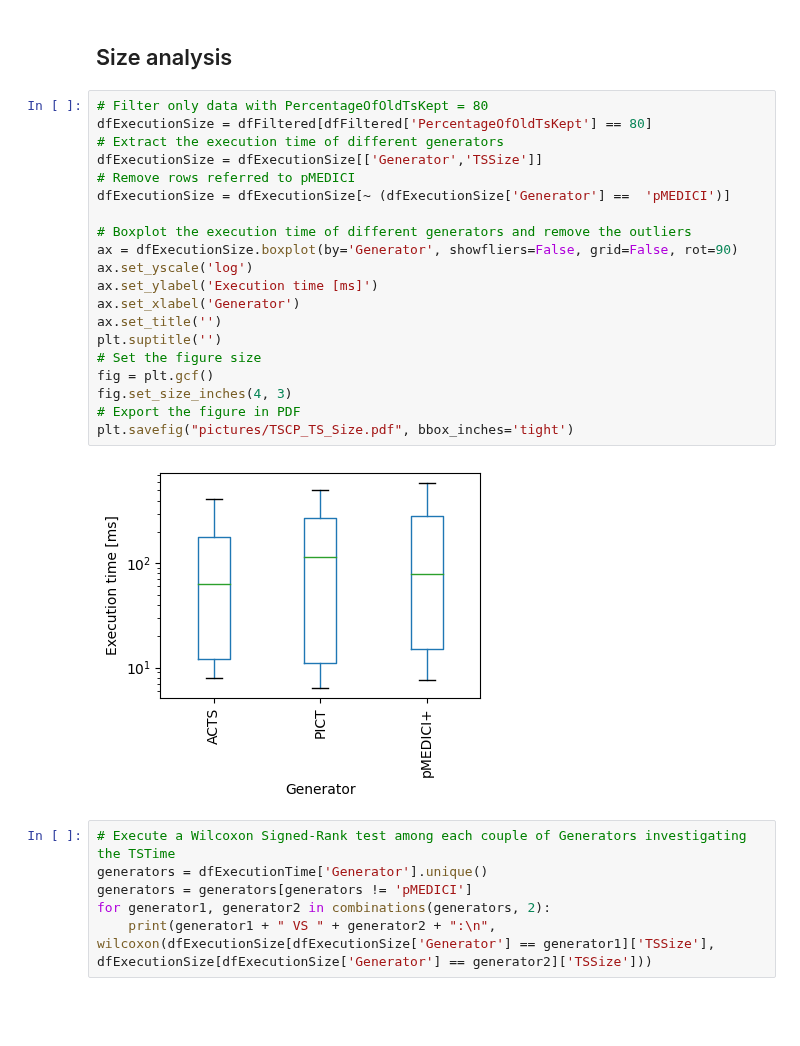
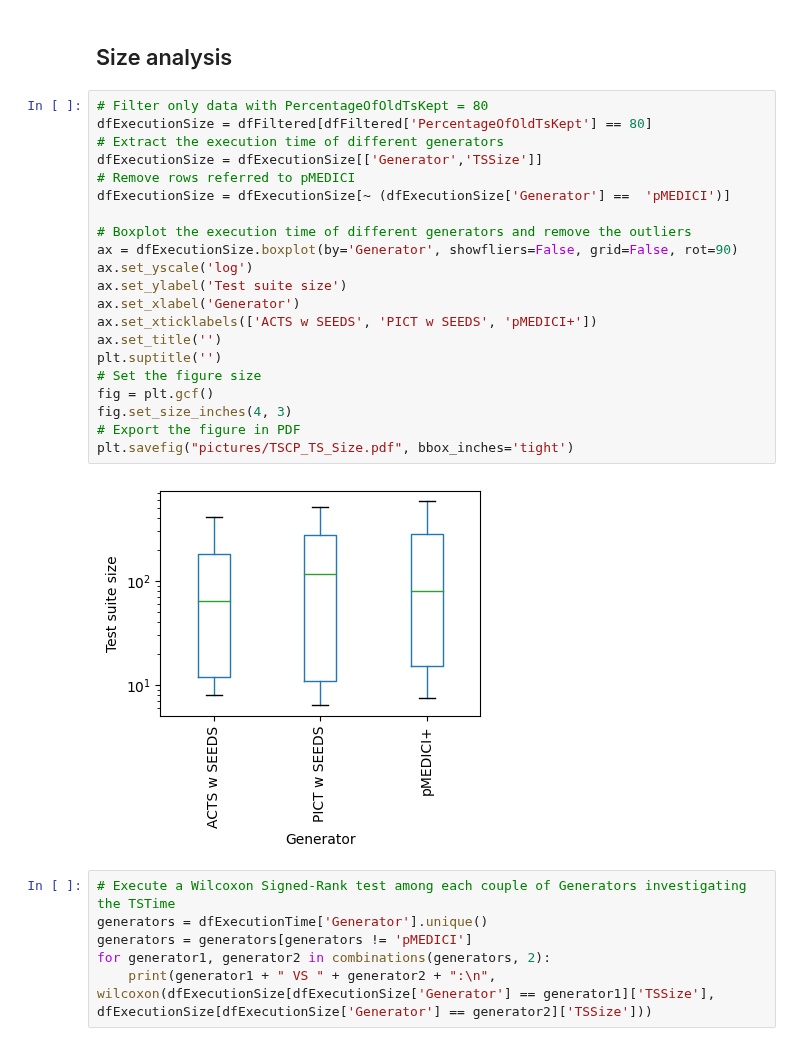
Before and after one commit to fmselab/ct-tools, a Jupyter notebook: IncrementalCitGeneration/experiments/AnalysisExperimentsTSCP.ipynb, the cells around one changed output. Cells and saved outputs as stored; diff of their text form; blank space fills up the shorter version.

```diff
--- a/IncrementalCitGeneration/experiments/AnalysisExperimentsTSCP.ipynb
+++ b/IncrementalCitGeneration/experiments/AnalysisExperimentsTSCP.ipynb
@@ -167,25 +192,26 @@ PICT VS pMEDICI+:
 # %%
 # Filter only data with PercentageOfOldTsKept = 80
 dfExecutionSize = dfFiltered[dfFiltered['PercentageOfOldTsKept'] == 80]
 # Extract the execution time of different generators
 dfExecutionSize = dfExecutionSize[['Generator','TSSize']]
 # Remove rows referred to pMEDICI
 dfExecutionSize = dfExecutionSize[~ (dfExecutionSize['Generator'] ==  'pMEDICI')]
 
 # Boxplot the execution time of different generators and remove the outliers
 ax = dfExecutionSize.boxplot(by='Generator', showfliers=False, grid=False, rot=90)
 ax.set_yscale('log')
-ax.set_ylabel('Execution time [ms]')
+ax.set_ylabel('Test suite size')
 ax.set_xlabel('Generator')
+ax.set_xticklabels(['ACTS w SEEDS', 'PICT w SEEDS', 'pMEDICI+'])
 ax.set_title('')
 plt.suptitle('')
 # Set the figure size
 fig = plt.gcf()
 fig.set_size_inches(4, 3)
 # Export the figure in PDF
 plt.savefig("pictures/TSCP_TS_Size.pdf", bbox_inches='tight')
 # %% [output]
-[figure, old version]
+[figure, new version]
 # %%
 # Execute a Wilcoxon Signed-Rank test among each couple of Generators investigating the TSTime
 generators = dfExecutionTime['Generator'].unique()
```
Also changed, not shown: parts of 3 cells of this notebook, 17 other files.
